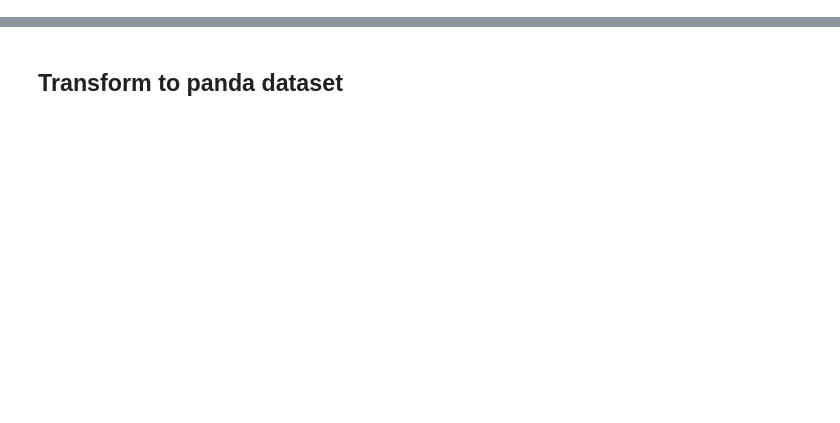
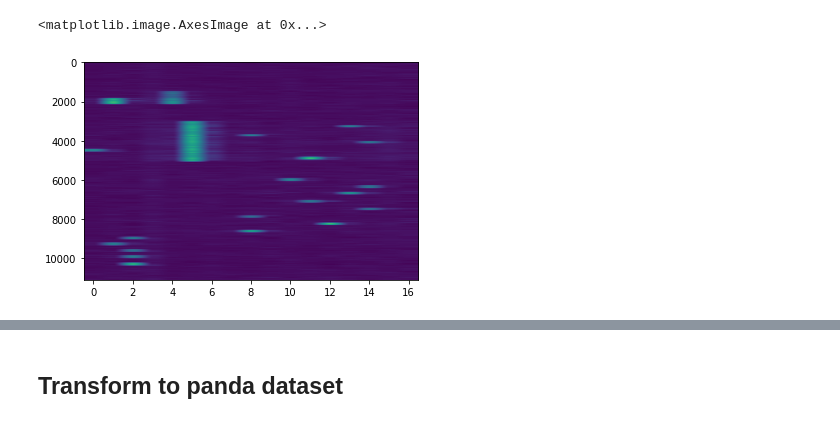
Before and after one commit to Craizox/hackathon, a Jupyter notebook: Hackathon.ipynb, the cells around one changed output, grey strips where cells are left out. Saved outputs shown, nothing was run; the diff lists cells and outputs as text; code cells hidden in the pictures; blank space fills up the shorter version.

```diff
--- a/Hackathon.ipynb
+++ b/Hackathon.ipynb
@@ -18,0 +34,2 @@ from Hackaton.python.read_pics import get_pics_from_file
+# %%
+noise = mean_dic['pics_NOKEY.bin']
@@ -18,0 +80,7 @@ from Hackaton.python.read_pics import get_pics_from_file
+# %%
+array -= noise
+array = array.clip(min=0)
+plt.imshow(array, aspect="auto")
+# %% [output]
+<matplotlib.image.AxesImage at 0x...>
+[figure, added]
```
Also changed, not shown: parts of 28 cells of this notebook.
